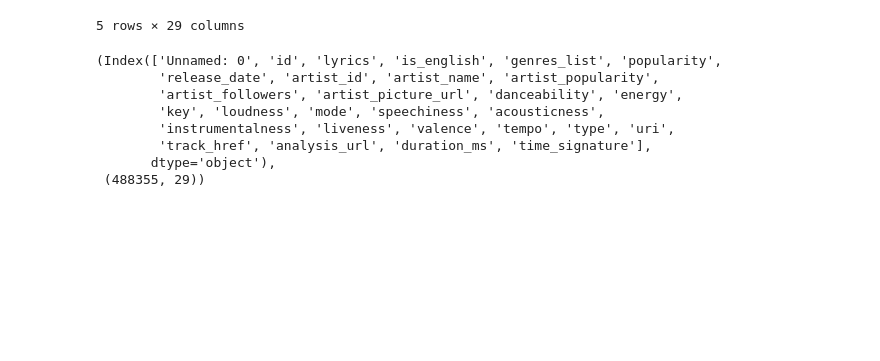
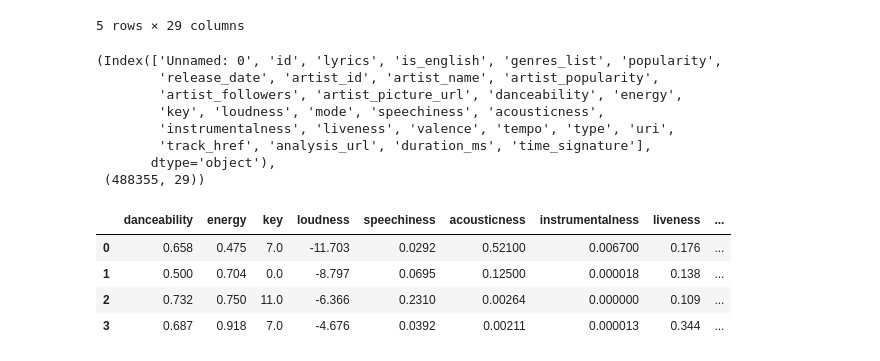
Before and after one commit to jettzlgh/moodify, a Jupyter notebook: notebooks/audio_features_knn.ipynb, the cells around one changed output. Saved outputs shown, nothing was run; the diff lists cells and outputs as text; code cells hidden in the pictures; blank space fills up the shorter version.

```diff
--- a/notebooks/audio_features_knn.ipynb
+++ b/notebooks/audio_features_knn.ipynb
@@ -27,3 +28,12 @@ df.columns, df.shape
         'track_href', 'analysis_url', 'duration_ms', 'time_signature'],
        dtype='object'),
  (488355, 29))
+# %%
+X = df[['danceability', 'energy', 'key', 'loudness', 'speechiness', 'acousticness', 'instrumentalness', 'liveness','valence','tempo']]
+X.head(4)
+# %% [output]
+|  | danceability | energy | key | loudness | speechiness | acousticness | instrumentalness | liveness | ... |
+| 0 | 0.658 | 0.475 | 7.0 | -11.703 | 0.0292 | 0.52100 | 0.006700 | 0.176 | ... |
+| 1 | 0.500 | 0.704 | 0.0 | -8.797 | 0.0695 | 0.12500 | 0.000018 | 0.138 | ... |
+| 2 | 0.732 | 0.750 | 11.0 | -6.366 | 0.2310 | 0.00264 | 0.000000 | 0.109 | ... |
+| 3 | 0.687 | 0.918 | 7.0 | -4.676 | 0.0392 | 0.00211 | 0.000013 | 0.344 | ... |
```
Also changed, not shown: parts of 9 cells of this notebook, 4 other files.
